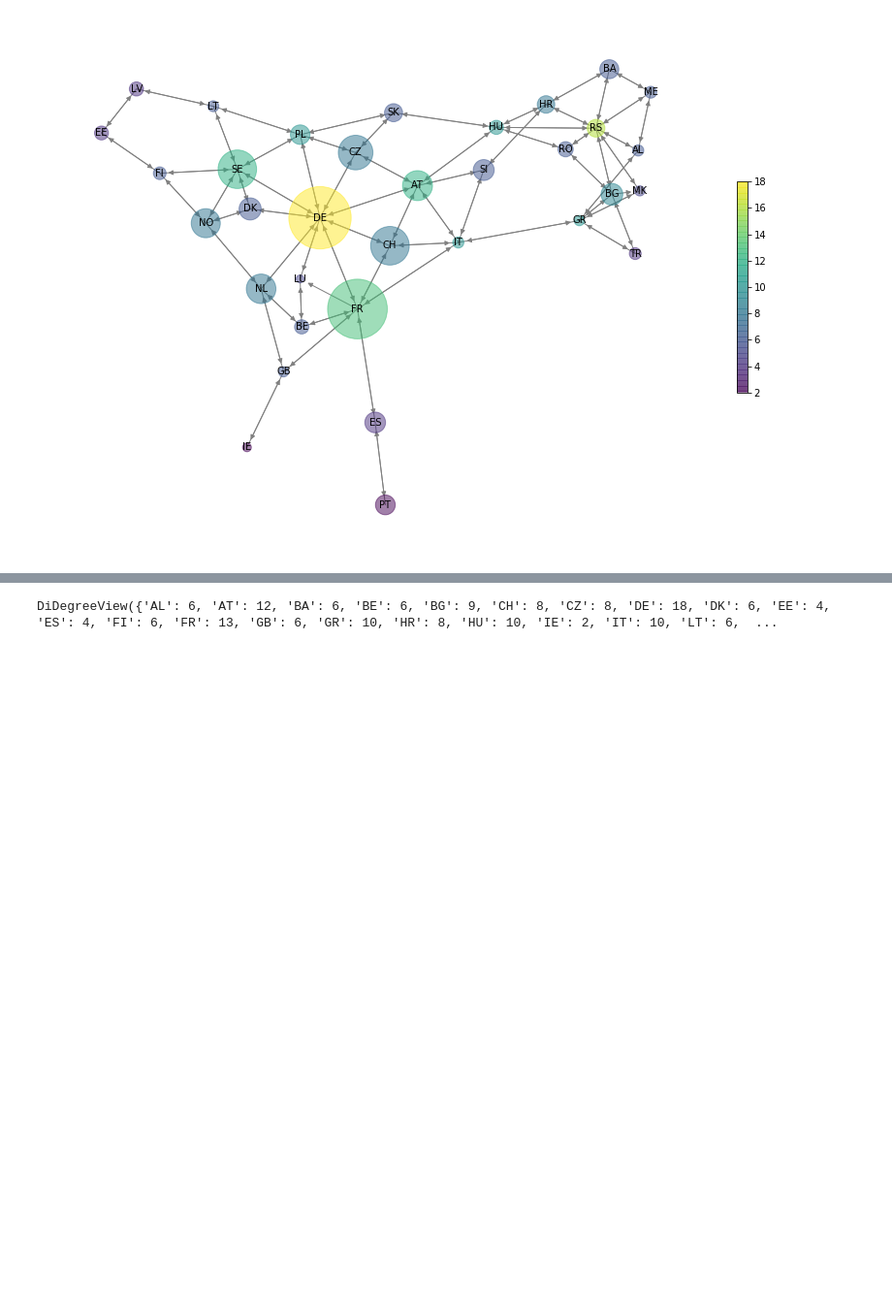
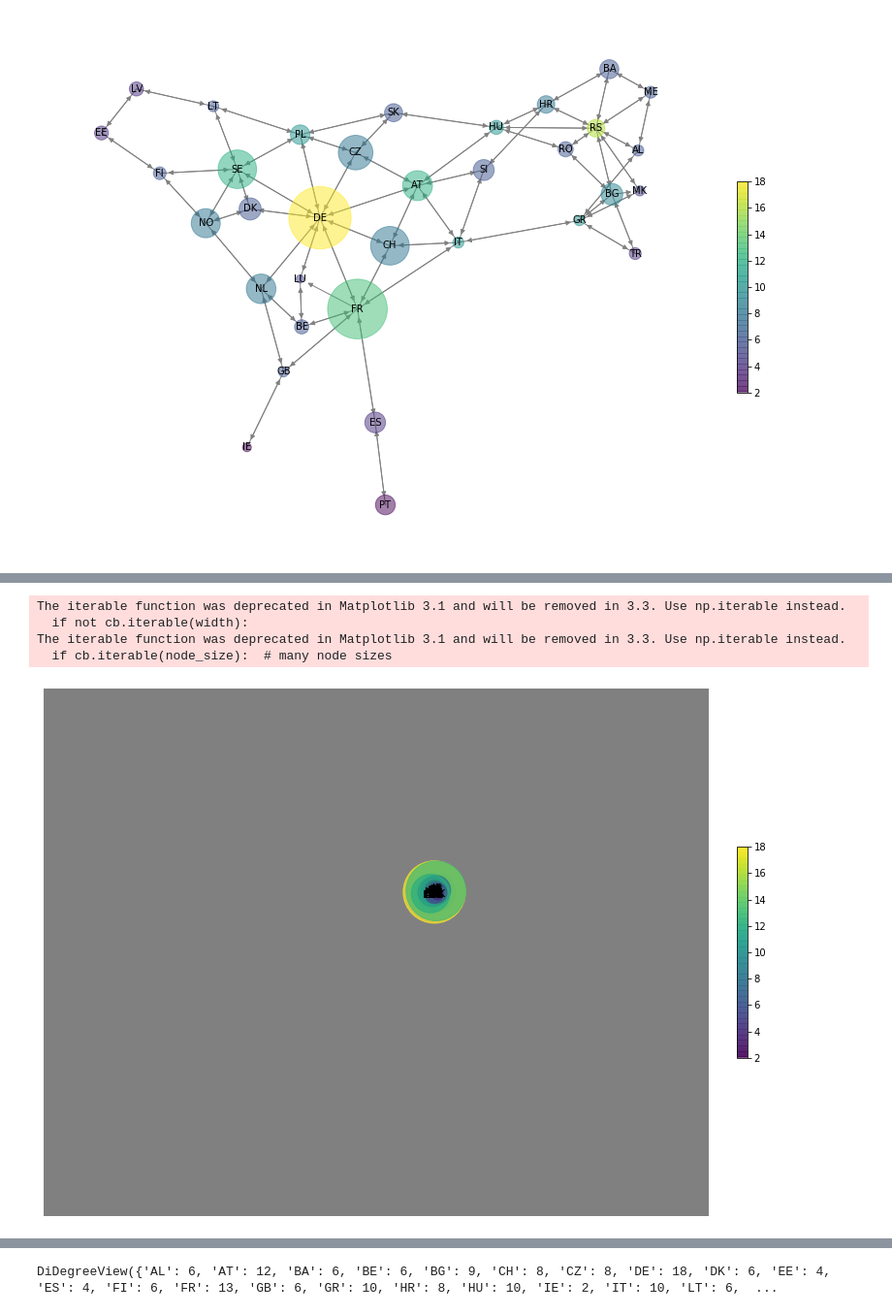
Before and after one commit to Sophie-Xiying-Liu/Analysis_and_Modelling_Social_Interactions, a Jupyter notebook: European_electricity_network_Xiying.ipynb, the cells around one changed output, grey strips where cells are left out. Shown at 97% size. Saved outputs shown, nothing was run; the diff lists cells and outputs as text; code cells hidden in the pictures; blank space fills up the shorter version.

```diff
--- a/European_electricity_network_Xiying.ipynb
+++ b/European_electricity_network_Xiying.ipynb
@@ -75,0 +158,5 @@ df_elec.head()
+# %%
+l = [None]*len(weights_list)
+# %%
+for i, weight in enumerate(weights_list):
+    l[i] = weights_list[i][0]
@@ -75,0 +203,2 @@ df_elec.head()
+# %%
+dict_weights = {l_country[i]: l[i] for i in range(len(l_country))}
@@ -242,0 +419,5 @@ plt.show()
+# %%
+for i in range(len(l_country)):
+    G.add_edge(list(dict_weights.keys())[i][0],
+               list(dict_weights.keys())[i][1],
+               weight=list(dict_weights.values())[i])
@@ -242,0 +448,37 @@ plt.show()
+# %%
+plt.figure(figsize=(13,10))
+pos = nx.spring_layout(G, scale = 4)
+
+node_size = total_export/20
+
+widths = nx.get_edge_attributes(G, 'weight')
+nodelist = G.nodes()
+
+
+# nx.draw(G, pos, connectionstyle='arc3, rad=0.1',
+#        node_size=node_size, node_color=node_color, alpha=0.5)
+
+# Draw nodes
+nodes = nx.draw_networkx_nodes(G, pos, nodelist=nodelist, node_size=node_size, node_color=node_color, alpha=0.7)
+# # Draw edges
+edges = nx.draw_networkx_edges(G, pos,
+                               edgelist = widths.keys(),
+                               width = list(widths.values()),
+                               edge_size=edge_size, edge_color='grey',
+                               connectionstyle='arc3, rad = 0.1')
+
+# # Add labels
+nx.draw_networkx_labels(G,pos,font_size=10)
+# # nodes.set_edgecolor('gray')
+
+# # add a side bar with color scale for degree centrality
+cbar = plt.colorbar(mappable=nodes, cax=None, ax=None, fraction=0.015, pad=0.04)
+
+plt.axis('off')
+plt.show()
+# %% [output]
+The iterable function was deprecated in Matplotlib 3.1 and will be removed in 3.3. Use np.iterable instead.
+  if not cb.iterable(width):
+The iterable function was deprecated in Matplotlib 3.1 and will be removed in 3.3. Use np.iterable instead.
+  if cb.iterable(node_size):  # many node sizes
+[figure, added]
```
Also changed, not shown: parts of 19 cells of this notebook, 8 other files.
